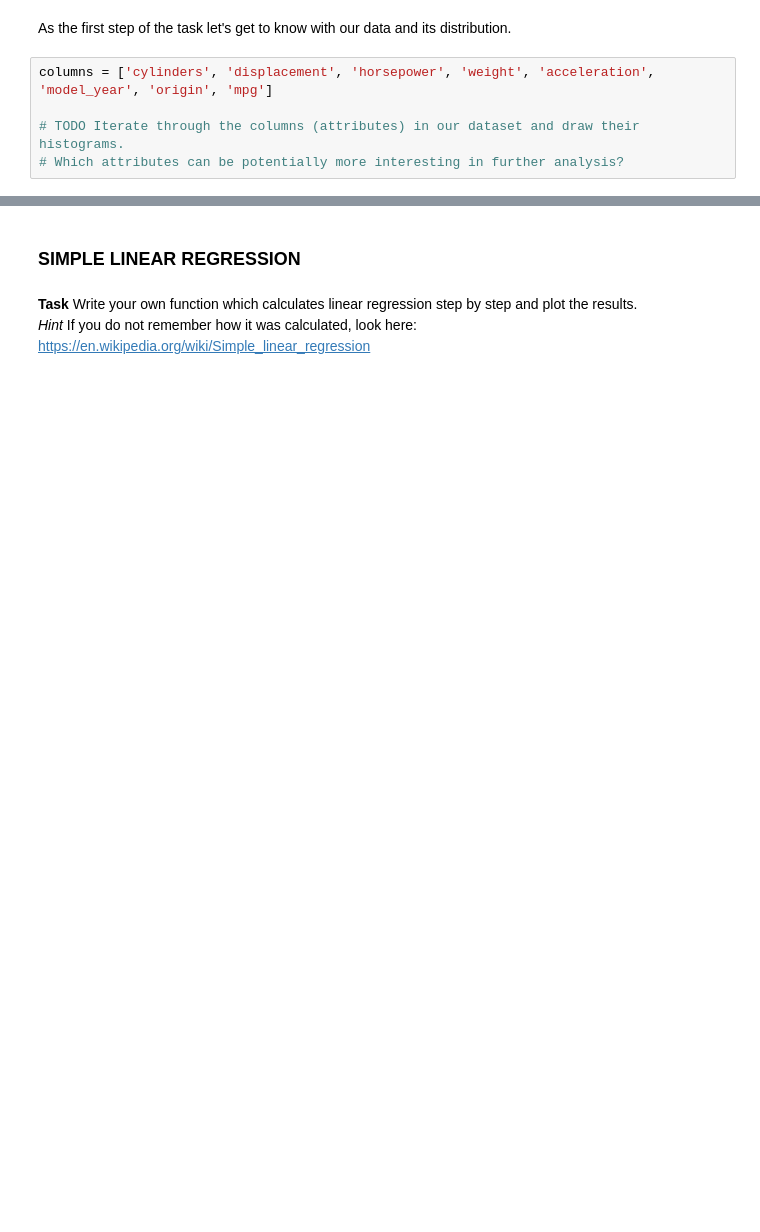
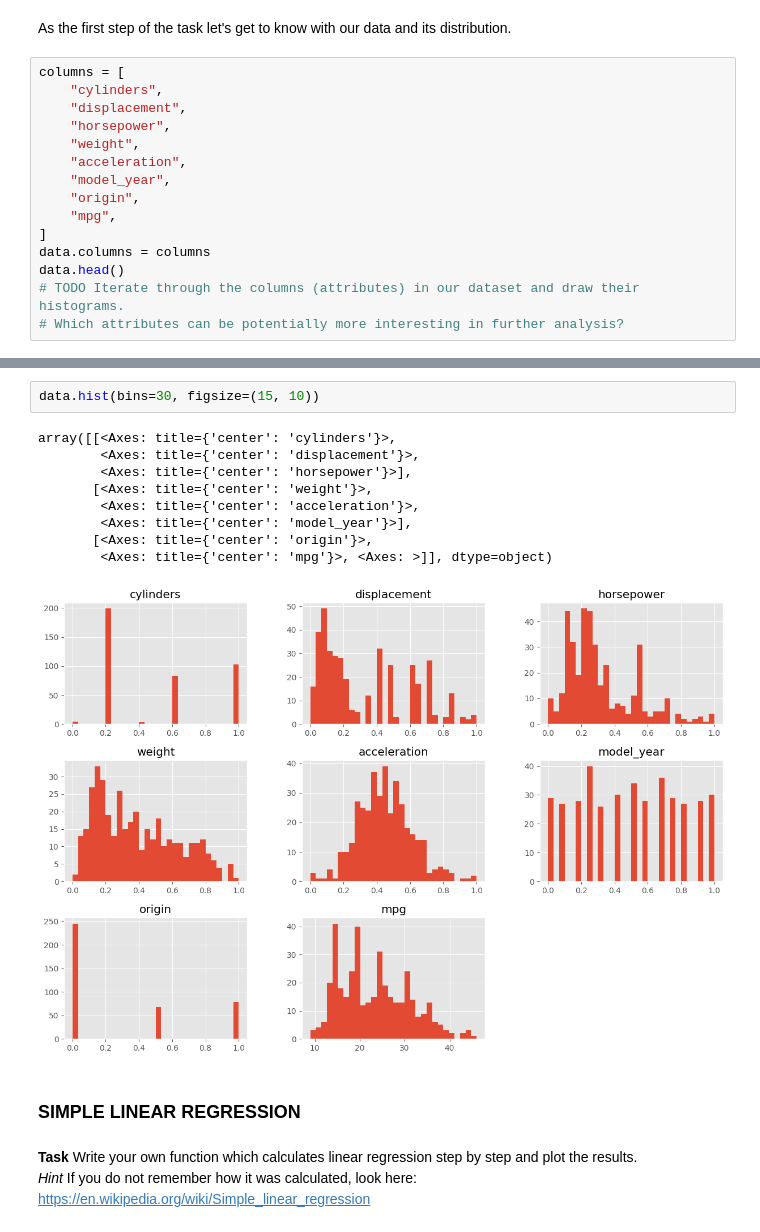
Before and after one commit to Michaszek224/wprowadzeniedosiecineuronowych, a Jupyter notebook: ml6/regression.ipynb, the cells around one changed output, grey strips where cells are left out. Drawn from its saved outputs; the diff is of its cells as text; blank space fills up the shorter version.

```diff
--- a/ml6/regression.ipynb
+++ b/ml6/regression.ipynb
@@ -20,7 +32,17 @@ data.head()
 # %% [markdown]
 As the first step of the task let's get to know with our data and its distribution.
 # %%
-columns = ['cylinders', 'displacement', 'horsepower', 'weight', 'acceleration', 'model_year', 'origin', 'mpg']
-
+columns = [
+    "cylinders",
+    "displacement",
+    "horsepower",
+    "weight",
+    "acceleration",
+    "model_year",
+    "origin",
+    "mpg",
+]
+data.columns = columns
+data.head()
 # TODO Iterate through the columns (attributes) in our dataset and draw their histograms.
 # Which attributes can be potentially more interesting in further analysis?
@@ -27,3 +56,15 @@ columns = ['cylinders', 'displacement', 'horsepower', 'weight', 'acceleration',
+# %%
+data.hist(bins=30, figsize=(15, 10))
+# %% [output]
+array([[<Axes: title={'center': 'cylinders'}>,
+        <Axes: title={'center': 'displacement'}>,
+        <Axes: title={'center': 'horsepower'}>],
+       [<Axes: title={'center': 'weight'}>,
+        <Axes: title={'center': 'acceleration'}>,
+        <Axes: title={'center': 'model_year'}>],
+       [<Axes: title={'center': 'origin'}>,
+        <Axes: title={'center': 'mpg'}>, <Axes: >]], dtype=object)
+[figure, added]
 # %% [markdown]
 ### SIMPLE LINEAR REGRESSION
 # %% [markdown]
```
Also changed, not shown: parts of 31 cells of this notebook, 4 other files.
